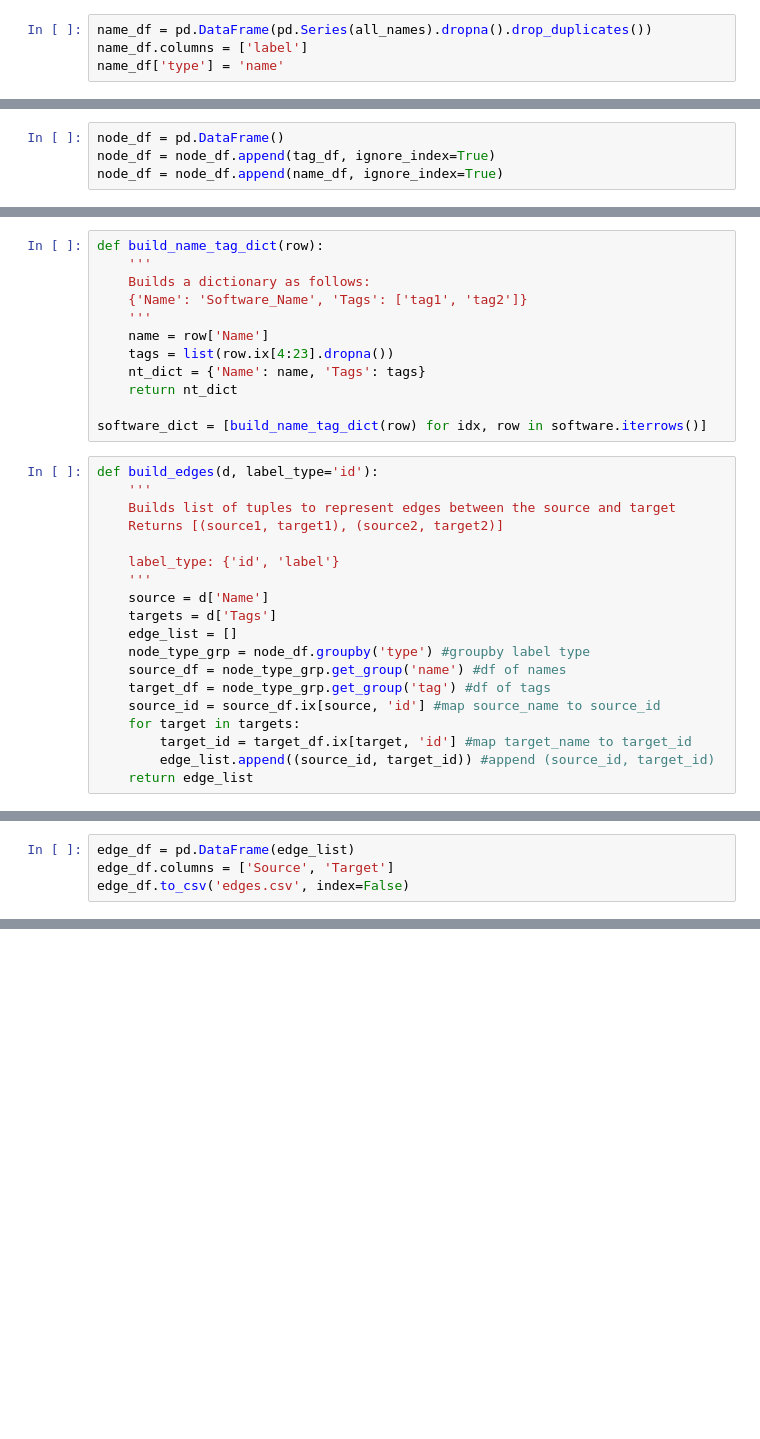
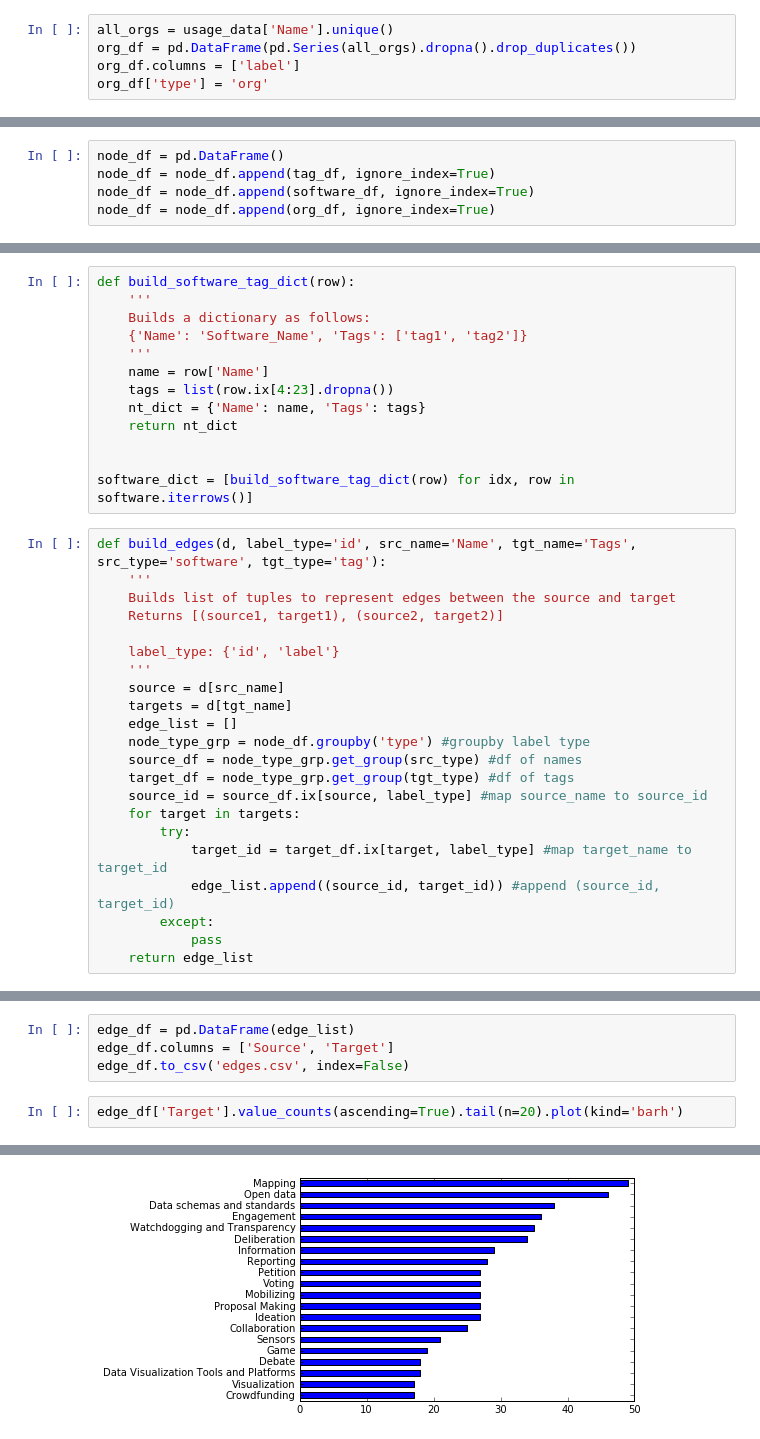
Before and after one commit to john-min/ogp, a Jupyter notebook: ogp_toolbox_viz.ipynb, the cells around one changed output, grey strips where cells are left out. Drawn from its saved outputs; the diff is of its cells as text; blank space fills up the shorter version.

Commit message:
added histograms

```diff
--- a/ogp_toolbox_viz.ipynb
+++ b/ogp_toolbox_viz.ipynb
@@ -37,4 +48,5 @@ tag_df['type'] = 'tag'
 # %%
-name_df = pd.DataFrame(pd.Series(all_names).dropna().drop_duplicates())
-name_df.columns = ['label']
-name_df['type'] = 'name'
+all_orgs = usage_data['Name'].unique()
+org_df = pd.DataFrame(pd.Series(all_orgs).dropna().drop_duplicates())
+org_df.columns = ['label']
+org_df['type'] = 'org'
@@ -41,7 +55,8 @@ name_df['type'] = 'name'
 # %%
 node_df = pd.DataFrame()
 node_df = node_df.append(tag_df, ignore_index=True)
-node_df = node_df.append(name_df, ignore_index=True)
+node_df = node_df.append(software_df, ignore_index=True)
+node_df = node_df.append(org_df, ignore_index=True)
 # %%
 node_df = node_df.sort_values(by='label').reset_index()
 node_df['id'] = node_df.index
@@ -54,5 +81,5 @@ node_df.index = node_df['label']
 # %%
-def build_name_tag_dict(row):
+def build_software_tag_dict(row):
     '''
     Builds a dictionary as follows:
     {'Name': 'Software_Name', 'Tags': ['tag1', 'tag2']}
@@ -62,25 +89,29 @@ def build_name_tag_dict(row):
     nt_dict = {'Name': name, 'Tags': tags}
     return nt_dict
 
-software_dict = [build_name_tag_dict(row) for idx, row in software.iterrows()]
+
+software_dict = [build_software_tag_dict(row) for idx, row in software.iterrows()]
 # %%
-def build_edges(d, label_type='id'):
+def build_edges(d, label_type='id', src_name='Name', tgt_name='Tags', src_type='software', tgt_type='tag'):
     '''
     Builds list of tuples to represent edges between the source and target
     Returns [(source1, target1), (source2, target2)]
 
     label_type: {'id', 'label'}
     '''
-    source = d['Name']
-    targets = d['Tags']
+    source = d[src_name]
+    targets = d[tgt_name]
     edge_list = []
     node_type_grp = node_df.groupby('type') #groupby label type
-    source_df = node_type_grp.get_group('name') #df of names
-    target_df = node_type_grp.get_group('tag') #df of tags
-    source_id = source_df.ix[source, 'id'] #map source_name to source_id
+    source_df = node_type_grp.get_group(src_type) #df of names
+    target_df = node_type_grp.get_group(tgt_type) #df of tags
+    source_id = source_df.ix[source, label_type] #map source_name to source_id
     for target in targets:
-        target_id = target_df.ix[target, 'id'] #map target_name to target_id
-        edge_list.append((source_id, target_id)) #append (source_id, target_id)
+        try:
+            target_id = target_df.ix[target, label_type] #map target_name to target_id
+            edge_list.append((source_id, target_id)) #append (source_id, target_id)
+        except:
+            pass
     return edge_list
 # %%
 edge_list = []
@@ -90,3 +121,6 @@ for d in software_dict:
 edge_df = pd.DataFrame(edge_list)
 edge_df.columns = ['Source', 'Target']
 edge_df.to_csv('edges.csv', index=False)
+# %%
+edge_df['Target'].value_counts(ascending=True).tail(n=20).plot(kind='barh')
+# %% [output]
@@ -92,0 +128 @@ edge_df.to_csv('edges.csv', index=False)
+[figure, added]
```
Also changed, not shown: parts of 19 cells of this notebook.
